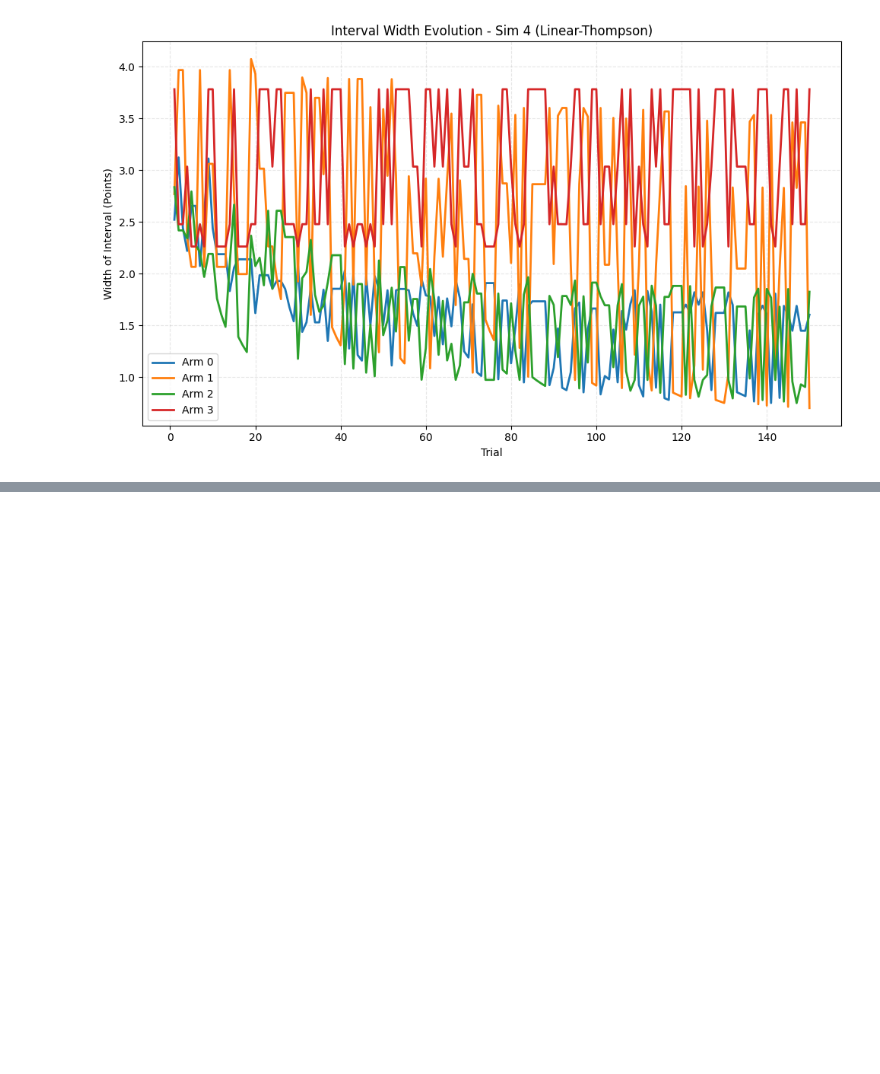
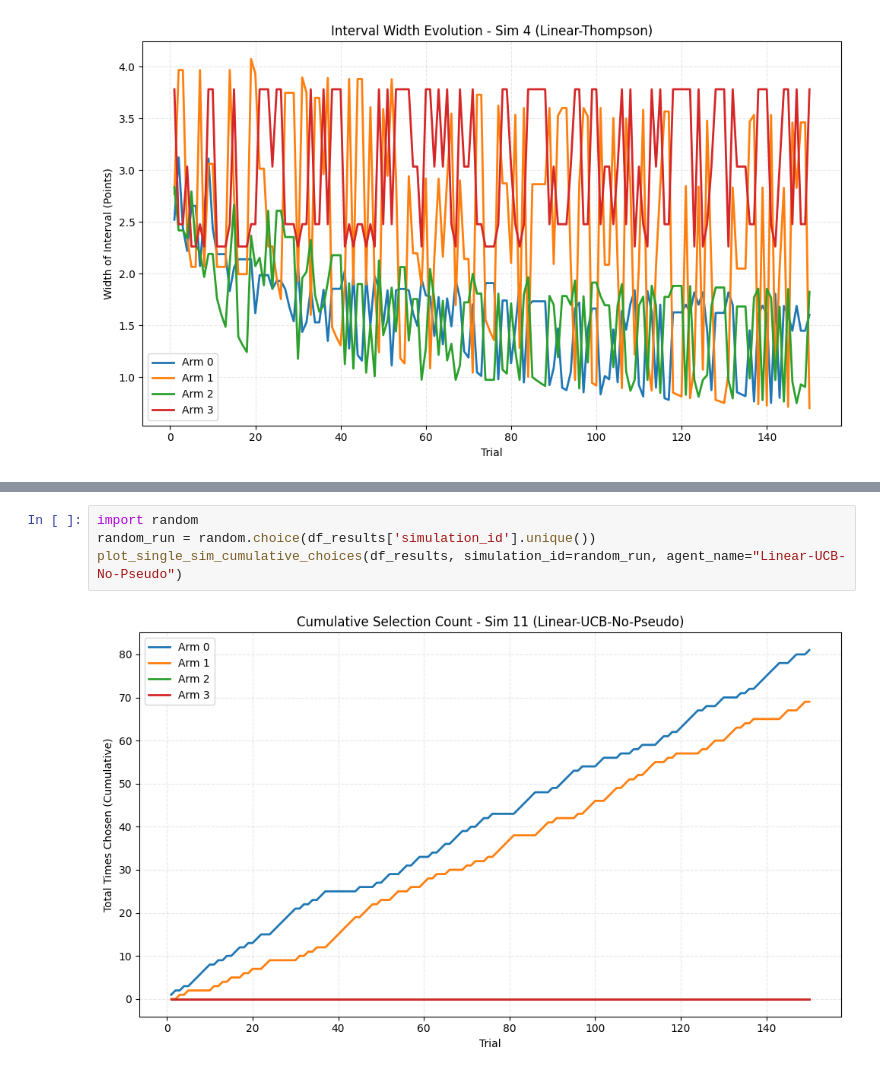
Before and after one commit to jk31/planets, a Jupyter notebook: testing.ipynb, the cells around one changed output, grey strips where cells are left out. Cells and saved outputs as stored; diff of their text form; blank space fills up the shorter version.

```diff
--- a/testing.ipynb
+++ b/testing.ipynb
@@ -261,0 +364,6 @@ plot_avg_width(df_results, agent_name="Linear-Thompson")
+# %%
+import random
+random_run = random.choice(df_results['simulation_id'].unique())
+plot_single_sim_cumulative_choices(df_results, simulation_id=random_run, agent_name="Linear-UCB-No-Pseudo")
+# %% [output]
+[figure, added]
```
Also changed, not shown: parts of 9 cells of this notebook, 1 other file.
